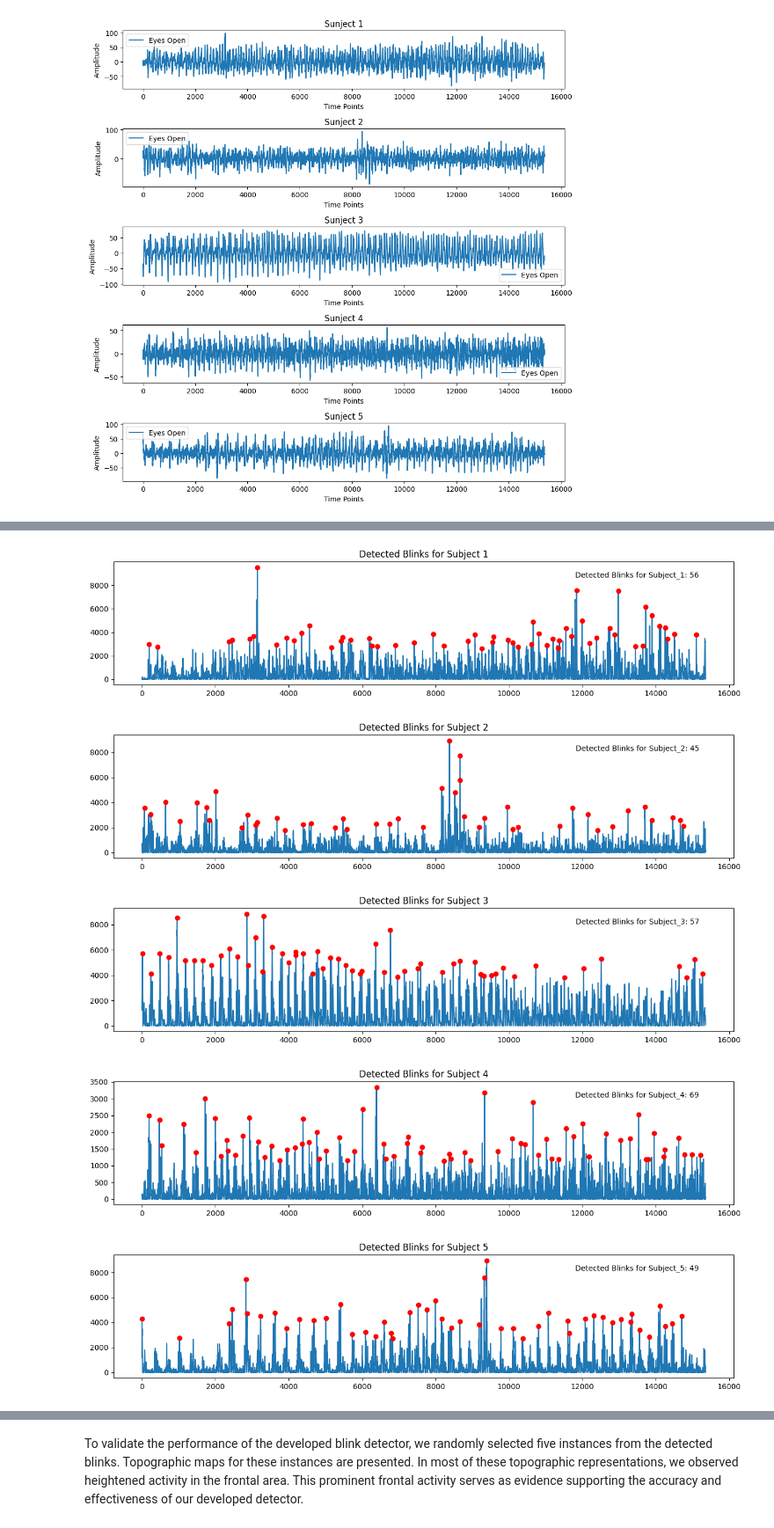
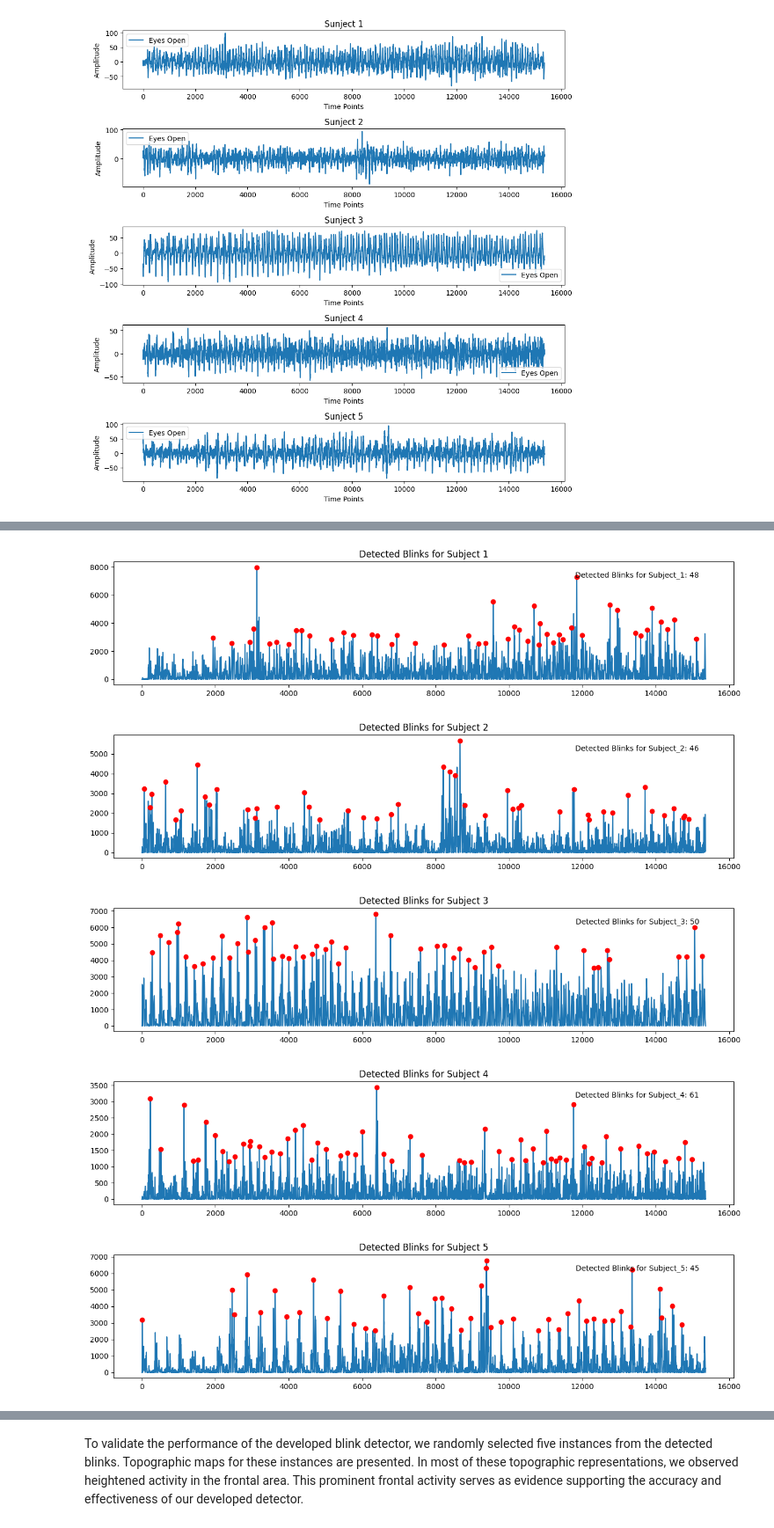
Before and after one commit to maryamnorouzi/Brain-Signal-Processing-, a Jupyter notebook: Brain Signal processing/hw2/HW2_Maryam.ipynb, the cells around one changed output, grey strips where cells are left out. Shown at 88% size. Saved outputs shown, nothing was run; the diff lists cells and outputs as text; code cells hidden in the pictures.

```diff
--- a/Brain Signal processing/hw2/HW2_Maryam.ipynb
+++ b/Brain Signal processing/hw2/HW2_Maryam.ipynb
@@ -388,6 +344,23 @@ def detect_blinks(eeg_data, threshold):
     """
     blink_times = np.where(np.abs(eeg_data) > threshold)[0]
     return blink_times
+
+def butter_bandpass(lowcut, highcut, fs, order=5):
+    nyq = 0.5 * fs
+    low = lowcut / nyq
+    high = highcut / nyq
+    b, a = butter(order, [low, high], btype='band')
+    return b, a
+
+def butter_bandpass_filter(data, lowcut, highcut, fs, order=5):
+    b, a = butter_bandpass(lowcut, highcut, fs, order=order)
+    y = lfilter(b, a, data)
+    return y
+
+# Apply filter
+lowcut = 0.5
+highcut = 30.0
+filtered_eyes_blink_Fz = butter_bandpass_filter(eyes_blink_Fz, lowcut, highcut, fs)
 # %%
 distance_between_peaks = 128  # Half of one second between peaks; adjust as needed
 window_size = 256 # 1 seconds window size
@@ -395,7 +368,7 @@ window_step = int(window_size * 0.7)  # 30% overlap
 blink_times_all_subjects = []  # Master list to store blink times for all subjects
 
 # Process each epoch of the data
-for subject_num, epoch_data in enumerate(eyes_blink_Fz, start=1):
+for subject_num, epoch_data in enumerate(filtered_eyes_blink_Fz, start=1):
     squared_data = epoch_data**2  # Square the data for more resilience
     threshold = compute_threshold(squared_data)  # Compute threshold for the squared data
     all_peaks = []
@@ -411,35 +384,35 @@ for subject_num, epoch_data in enumerate(eyes_blink_Fz, start=1):
 
     # Remove duplicate peaks
     all_peaks = list(set(all_peaks))
     all_peaks.sort()
 
     # Append the blink times for this epoch to the master list
     blink_times_all_subjects.append(all_peaks)
 
     # Print the number of detected blinks
     # print(f"Detected {len(all_peaks)} blinks in this epoch.")
 
     # Visualize detected blinks
     plt.figure(figsize=(15, 3))
     plt.plot(squared_data)
     plt.plot(all_peaks, squared_data[all_peaks], "ro")
 
     # Set title to indicate the subject number
     plt.title(f"Detected Blinks for Subject {subject_num}")
 
     # Annotate the number of peaks detected
     plt.annotate(f"Detected Blinks for Subject_{subject_num}: {len(all_peaks)}",
                  xy=(0.95, 0.95), xycoords='axes fraction',
                  fontsize=10,
                  xytext=(-5, -5), textcoords='offset points',
                  ha='right', va='top')
     plt.show()
 # Convert the master list to an array for convenience
 blink_times_array = np.array(blink_times_all_subjects)
 print(blink_times_array)
 # %% [output]
-[figure, old version]
+[figure, new version]
-[figure, old version]
+[figure, new version]
-[figure, old version]
+[figure, new version]
-[figure, old version]
+[figure, new version]
-[figure, old version]
+[figure, new version]
```
Also changed, not shown: parts of 7 cells of this notebook, 3 other files.
